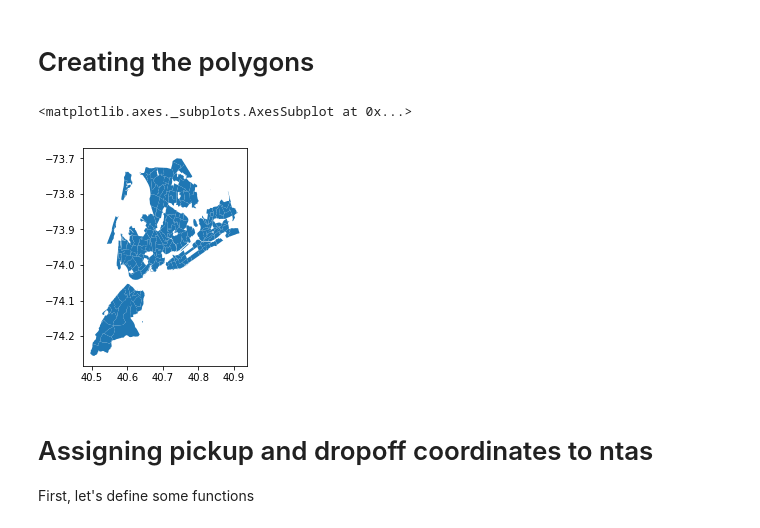
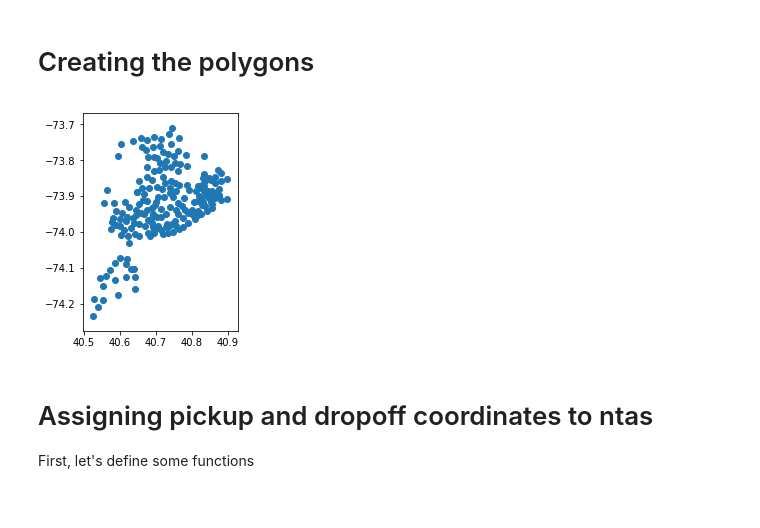
Before and after one commit to rodrigobernall/ds4a_group30, a Jupyter notebook: scripts/data_wrangling/geo_processing.ipynb, the cells around one changed output. Saved outputs shown, nothing was run; the diff lists cells and outputs as text; code cells hidden in the pictures.

Commit message:
Changes from shapefile to geojson format and creates a centroides json for the nta

```diff
--- a/scripts/data_wrangling/geo_processing.ipynb
+++ b/scripts/data_wrangling/geo_processing.ipynb
@@ -101,9 +119,12 @@ def create_polygons(geographic):
 # Creating the polygons
 # %%
 nta_geo = create_polygons(geographic)
-# %%
-nta_geo.plot()
-# %% [output]
-<matplotlib.axes._subplots.AxesSubplot at 0x...>
-[figure, removed]
+# %%
+nta_centroids = nta_geo['polygon_geom'].centroid
+# %%
+nta_centroids.plot()
+nta_centroids.to_file("nta_centroids.json", driver="GeoJSON")
+files.download('nta_centroids.json')
+# %% [output]
+[figure, added]
 # %%
```
Also changed, not shown: parts of 2 cells of this notebook.
